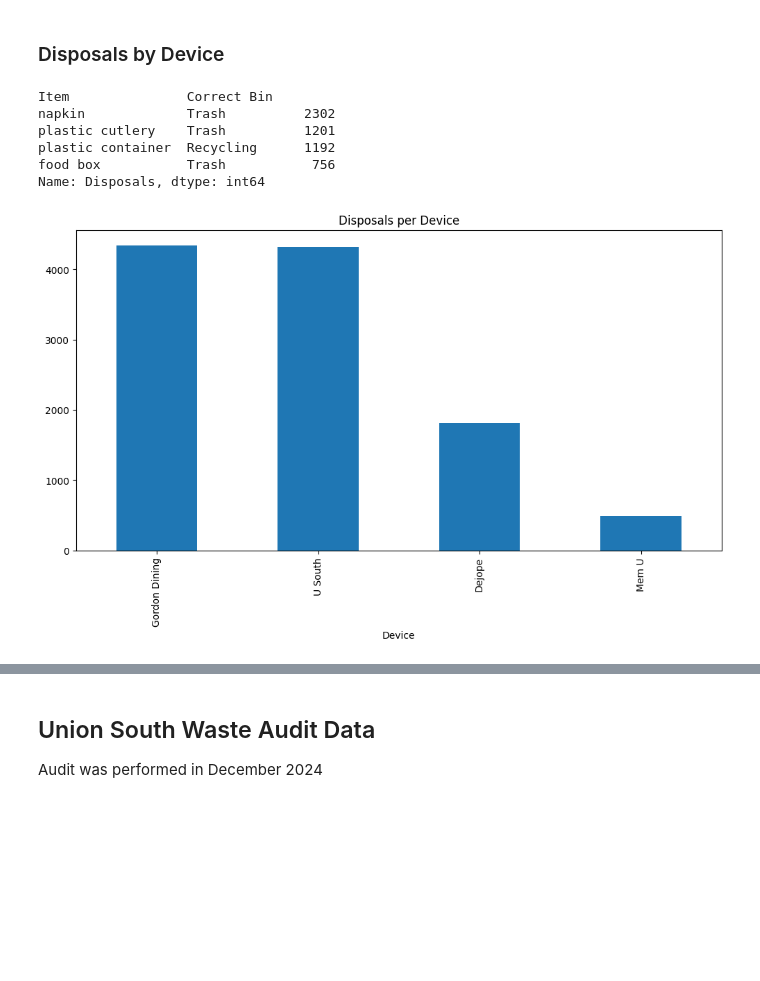
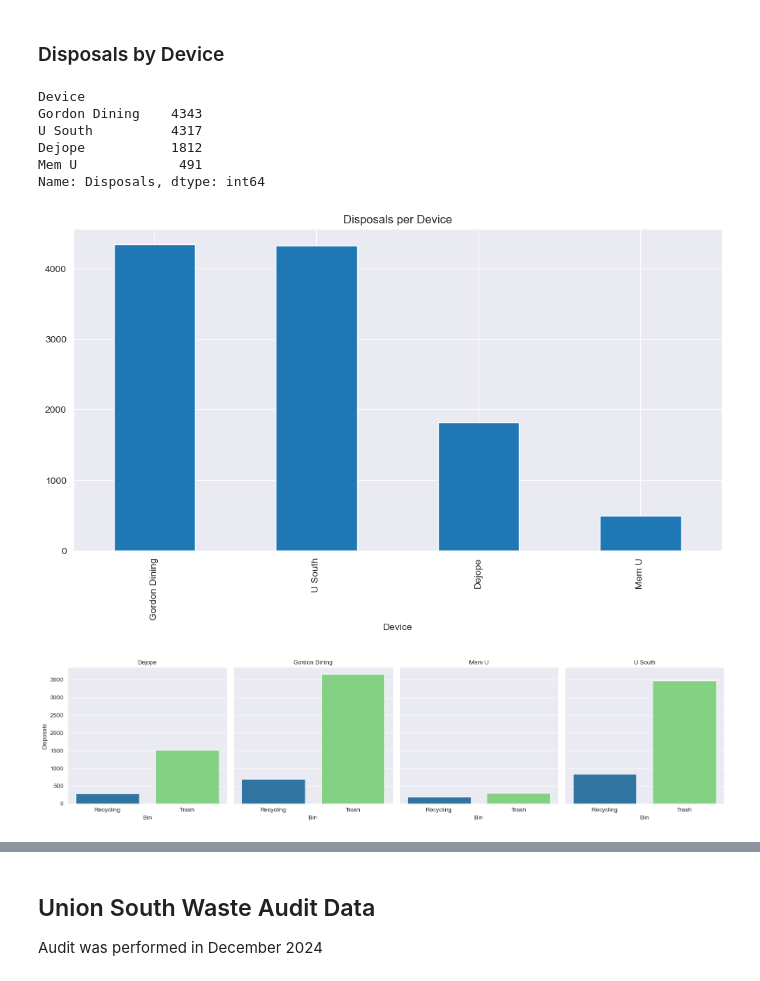
Before and after one commit to bps78/Oscar-Research-Project, a Jupyter notebook: oscar_project.ipynb, the cells around one changed output, grey strips where cells are left out. Drawn from its saved outputs; the diff is of its cells as text; code cells hidden in the pictures; blank space fills up the shorter version.

```diff
--- a/oscar_project.ipynb
+++ b/oscar_project.ipynb
@@ -236,15 +217,27 @@ dtype: float64
 # %%
 disposals_by_device = disposals.groupby('Device')['Disposals'].sum().sort_values(ascending=False)
 disposals_by_device.plot(kind='bar', figsize=(12, 6), title='Disposals per Device')
-print(item_freqs.head(4))
+print(disposals_by_device.head(4))
 # %% [output]
-Item               Correct Bin
-napkin             Trash          2302
-plastic cutlery    Trash          1201
-plastic container  Recycling      1192
-food box           Trash           756
+Device
+Gordon Dining    4343
+U South          4317
+Dejope           1812
+Mem U             491
 Name: Disposals, dtype: int64
-[figure, old version]
+[figure, new version]
+# %%
+device_by_bin = disposals.groupby(['Device', 'Bin'])['Disposals'].sum().reset_index()
+grid = sns.FacetGrid(device_by_bin, col= 'Device', col_wrap=4, height=4)
+
+grid.map_dataframe(sns.barplot, x='Bin', y='Disposals', hue = 'Bin', palette={'Recycling': '#1f77b4', 'Trash': '#77dd77'})
+
+grid.set_titles('{col_name}')
+grid.set_axis_labels('Bin', 'Disposals')
+plt.tight_layout()
+plt.show()
+# %% [output]
+[figure, added]
 # %%
 contaminants_by_device = disposals.groupby('Device')['Contaminants'].sum().sort_values(ascending=False)
 
```
Also changed, not shown: parts of 13 cells of this notebook, 1 other file.
